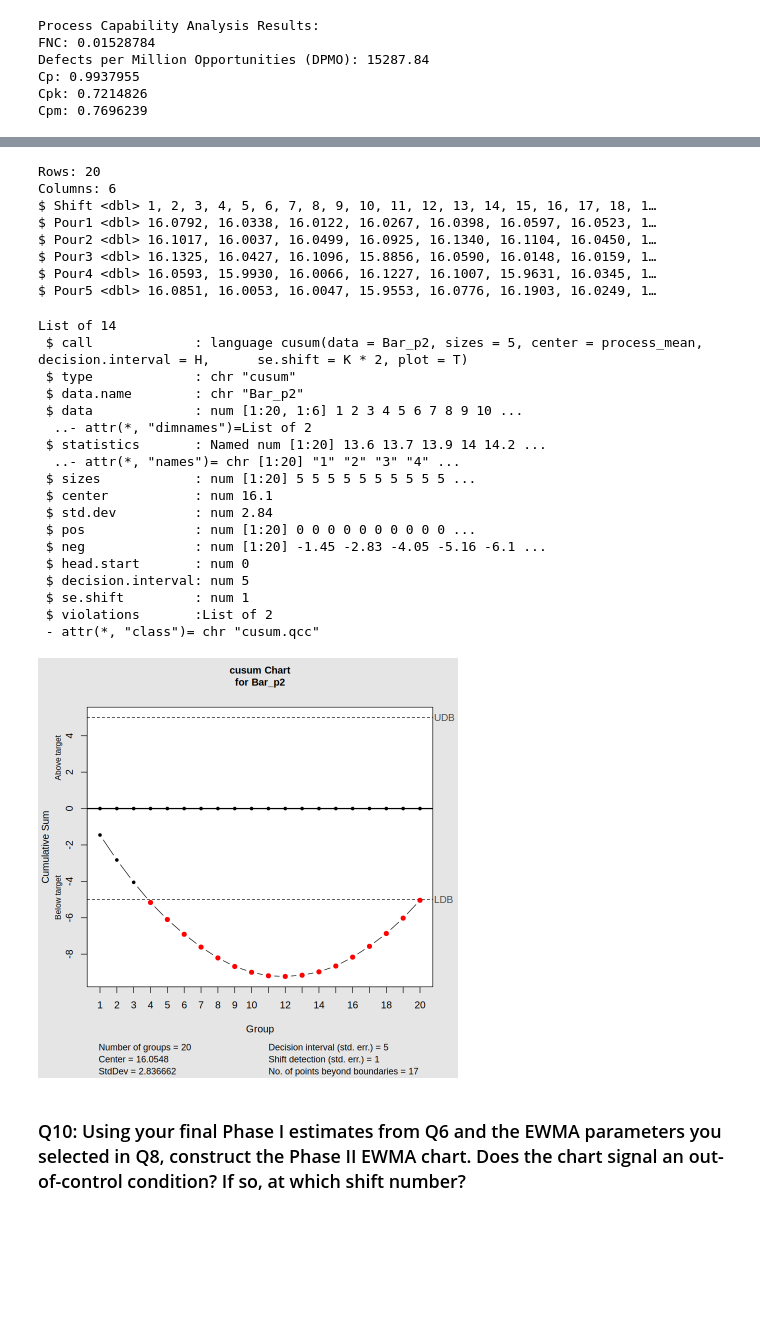
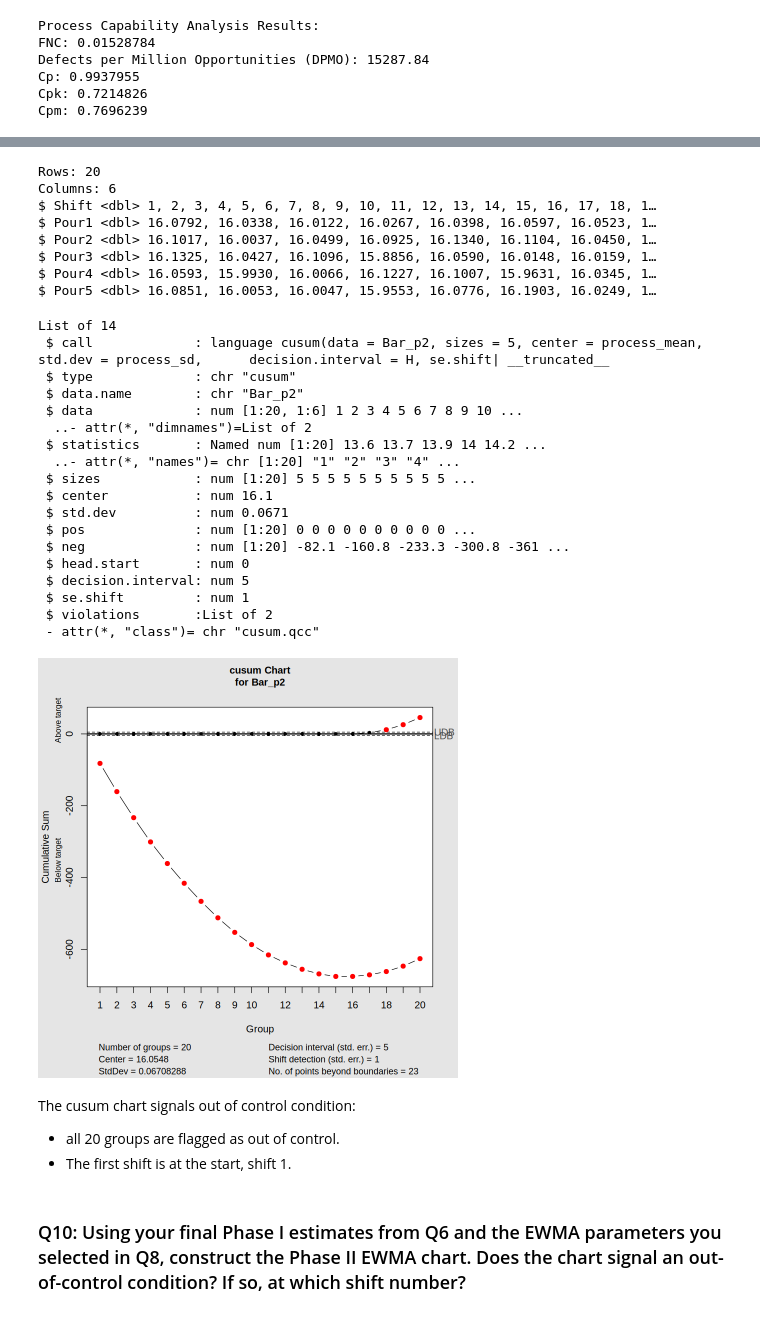
Before and after one commit to tchoud227/STAT-7110-Quality-Control, a Jupyter notebook: Assignments/HW2/STAT-7110-HW2.ipynb, the cells around one changed output, grey strips where cells are left out. Drawn from its saved outputs; the diff is of its cells as text; code cells hidden in the pictures; blank space fills up the shorter version.

```diff
--- a/Assignments/HW2/STAT-7110-HW2.ipynb
+++ b/Assignments/HW2/STAT-7110-HW2.ipynb
@@ -228,38 +224,42 @@ Cpm: 0.7696239
 K <- 0.5
 H <- 5
 
 Bar_p2 <- read_excel("BustersSportsBar_PhaseII.xlsx")
 Bar_p2 |> glimpse()
 
-cusum(Bar_p2, sizes = 5, center = process_mean, se.shift = K *2, decision.interval = H, plot = T)
+cusum(Bar_p2, sizes = 5, center = process_mean, std.dev = process_sd, se.shift = K *2, decision.interval = H, plot = T)
 # %% [output]
 Rows: 20
 Columns: 6
 $ Shift <dbl> 1, 2, 3, 4, 5, 6, 7, 8, 9, 10, 11, 12, 13, 14, 15, 16, 17, 18, 1…
 $ Pour1 <dbl> 16.0792, 16.0338, 16.0122, 16.0267, 16.0398, 16.0597, 16.0523, 1…
 $ Pour2 <dbl> 16.1017, 16.0037, 16.0499, 16.0925, 16.1340, 16.1104, 16.0450, 1…
 $ Pour3 <dbl> 16.1325, 16.0427, 16.1096, 15.8856, 16.0590, 16.0148, 16.0159, 1…
 $ Pour4 <dbl> 16.0593, 15.9930, 16.0066, 16.1227, 16.1007, 15.9631, 16.0345, 1…
 $ Pour5 <dbl> 16.0851, 16.0053, 16.0047, 15.9553, 16.0776, 16.1903, 16.0249, 1…
 List of 14
- $ call             : language cusum(data = Bar_p2, sizes = 5, center = process_mean, decision.interval = H,      se.shift = K * 2, plot = T)
+ $ call             : language cusum(data = Bar_p2, sizes = 5, center = process_mean, std.dev = process_sd,      decision.interval = H, se.shift| __truncated__
  $ type             : chr "cusum"
  $ data.name        : chr "Bar_p2"
  $ data             : num [1:20, 1:6] 1 2 3 4 5 6 7 8 9 10 ...
   ..- attr(*, "dimnames")=List of 2
  $ statistics       : Named num [1:20] 13.6 13.7 13.9 14 14.2 ...
   ..- attr(*, "names")= chr [1:20] "1" "2" "3" "4" ...
  $ sizes            : num [1:20] 5 5 5 5 5 5 5 5 5 5 ...
  $ center           : num 16.1
- $ std.dev          : num 2.84
+ $ std.dev          : num 0.0671
  $ pos              : num [1:20] 0 0 0 0 0 0 0 0 0 0 ...
- $ neg              : num [1:20] -1.45 -2.83 -4.05 -5.16 -6.1 ...
+ $ neg              : num [1:20] -82.1 -160.8 -233.3 -300.8 -361 ...
  $ head.start       : num 0
  $ decision.interval: num 5
  $ se.shift         : num 1
  $ violations       :List of 2
  - attr(*, "class")= chr "cusum.qcc"
-[figure, old version]
+[figure, new version]
+# %% [markdown]
+The cusum chart signals out of control condition:
+- all 20 groups are flagged as out of control.
+- The first shift is at the start, shift 1.
 # %% [markdown]
 ### Q10: Using your final Phase I estimates from Q6 and the EWMA parameters you selected in Q8, construct the Phase II EWMA chart. Does the chart signal an out-of-control condition? If so, at which shift number?
 # %%
```
Also changed, not shown: parts of 9 cells of this notebook.
